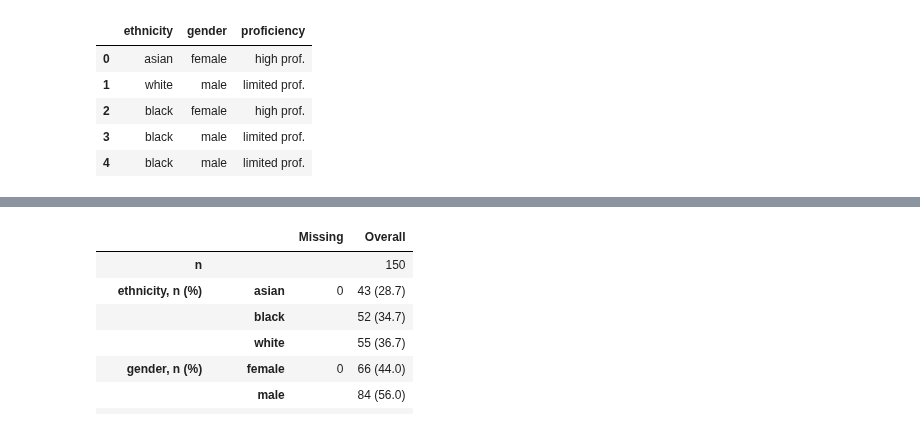
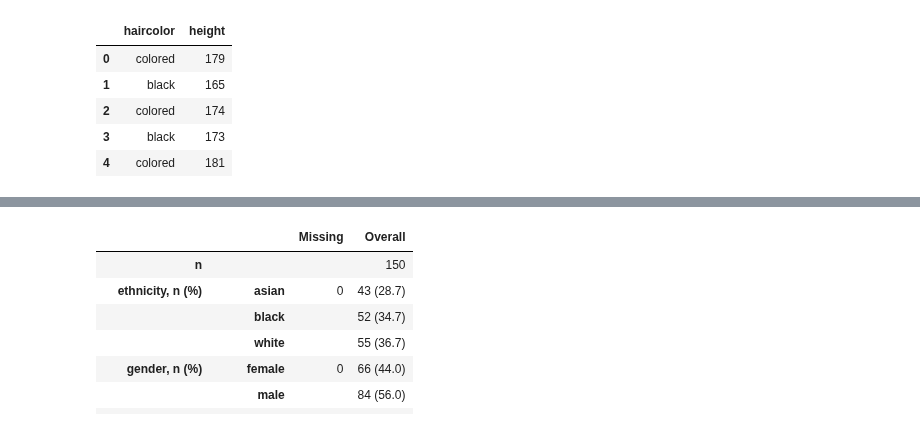
Before and after one commit to theislab/ehrapy, a Jupyter notebook: try_flowchart.ipynb, the cells around one changed output, grey strips where cells are left out. Drawn from its saved outputs; the diff is of its cells as text; code cells hidden in the pictures.

```diff
--- a/try_flowchart.ipynb
+++ b/try_flowchart.ipynb
@@ -1,24 +1,27 @@
 # %%
 import pandas as pd
 import matplotlib.pyplot as plt
 import numpy as np
 import ehrapy as ep
 from tableone import TableOne
 import seaborn as sns
+import scanpy as sc
 
 # generate dataset
-rng = np.random.default_rng(42)
+rng = np.random.default_rng(151)
 
-random_dataset = pd.DataFrame({
-    "ethnicity": rng.choice(["asian", "black", "white"], size=150),
-    "gender": rng.choice(["male", "female"], size=150),
-    "proficiency": rng.choice(["high prof.", "limited prof."], size=150)
-    })
+random_dataset = pd.DataFrame(
+    {
+        "haircolor": rng.choice(["blond", "black", "colored"], size=150),
+        "height": rng.integers(low=160, high=190, size=150),
+        # "proficiency": rng.choice(["high prof.", "limited prof."], size=150),
+    }
+)
 random_dataset.head()
 # %% [output]
-|  | ethnicity | gender | proficiency |
-| 0 | asian | female | high prof. |
-| 1 | white | male | limited prof. |
-| 2 | black | female | high prof. |
-| 3 | black | male | limited prof. |
-| 4 | black | male | limited prof. |
+|  | haircolor | height |
+| 0 | colored | 179 |
+| 1 | black | 165 |
+| 2 | colored | 174 |
+| 3 | black | 173 |
+| 4 | colored | 181 |
```
Also changed, not shown: parts of 49 cells of this notebook, 4 other files.
